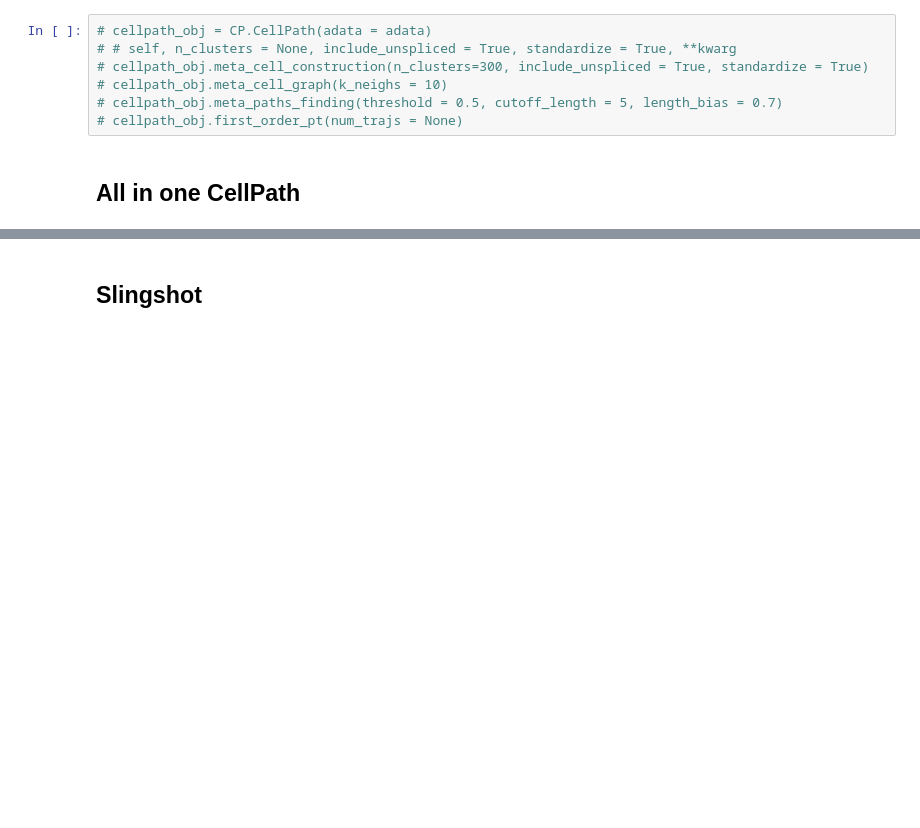
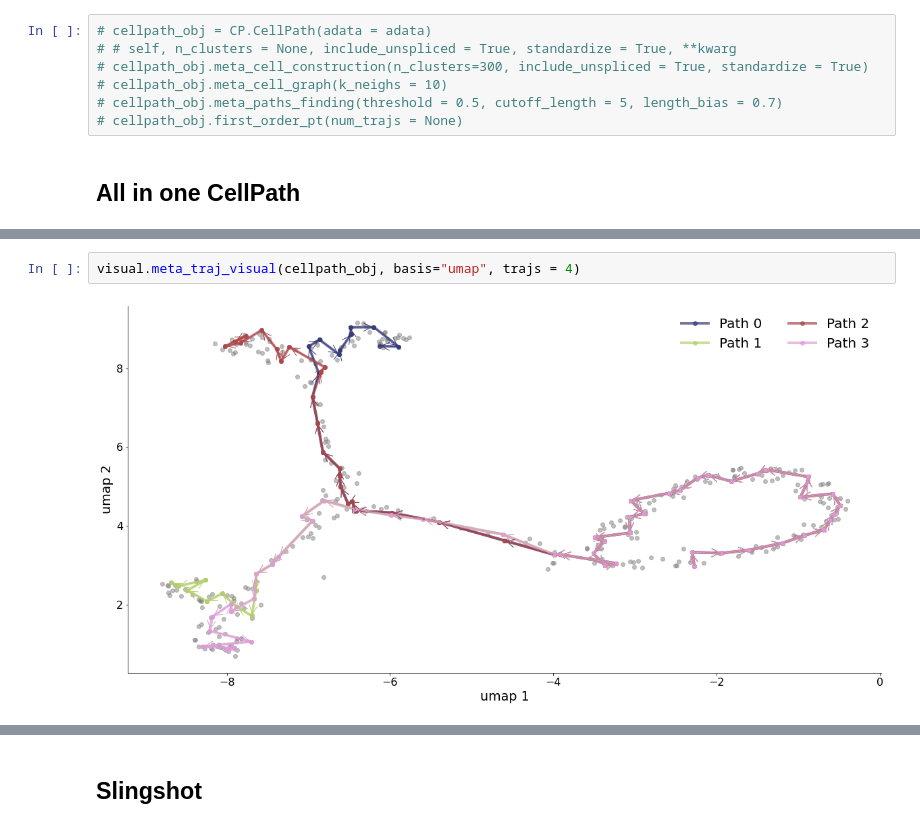
Before and after one commit to PeterZZQ/CellPath, a Jupyter notebook: CellPaths_cycle_tree.ipynb, the cells around one changed output, grey strips where cells are left out. Drawn from its saved outputs; the diff is of its cells as text; blank space fills up the shorter version.

```diff
--- a/CellPaths_cycle_tree.ipynb
+++ b/CellPaths_cycle_tree.ipynb
@@ -64,5 +75,9 @@ visual.weight_histogram(cellpath_obj, scaling=100)
 # %% [output]
 [figure]
+# %%
+visual.meta_traj_visual(cellpath_obj, basis="umap", trajs = 4)
+# %% [output]
+[figure, added]
 # %%
 visual.first_order_approx_pt(cellpath_obj, basis="umap", trajs = 4, figsize=(20,10), save_as= None)
 # %% [output]
```
Also changed, not shown: parts of 31 cells of this notebook, 5 other files.
